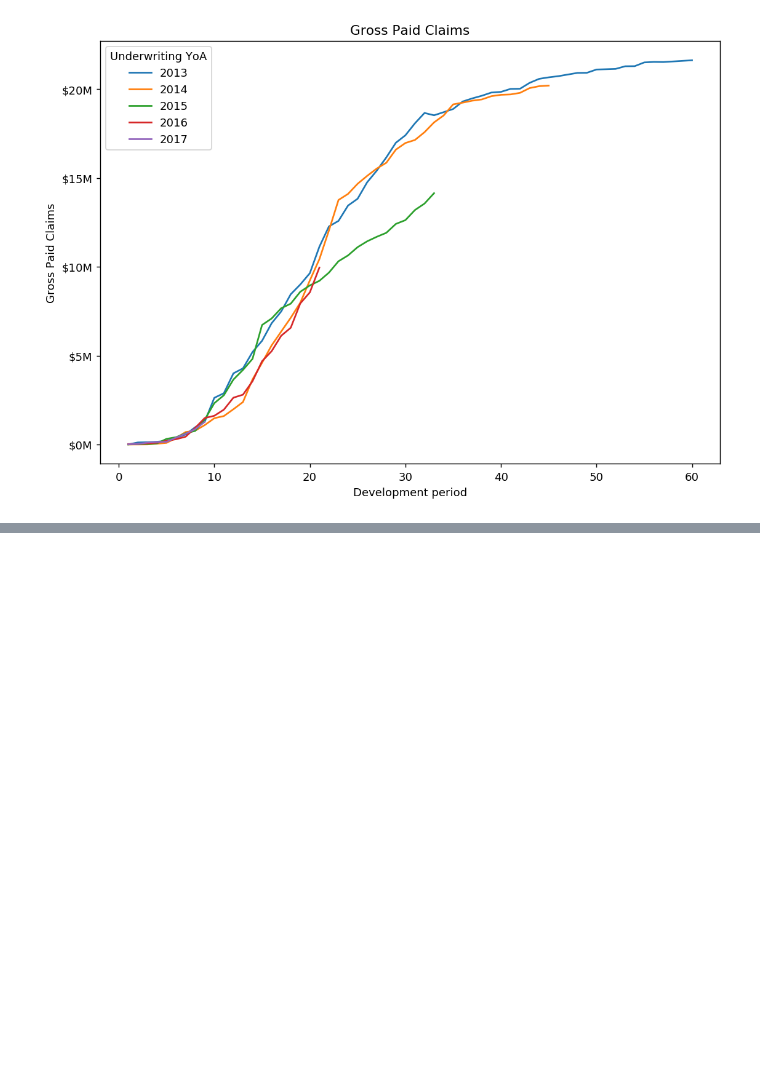
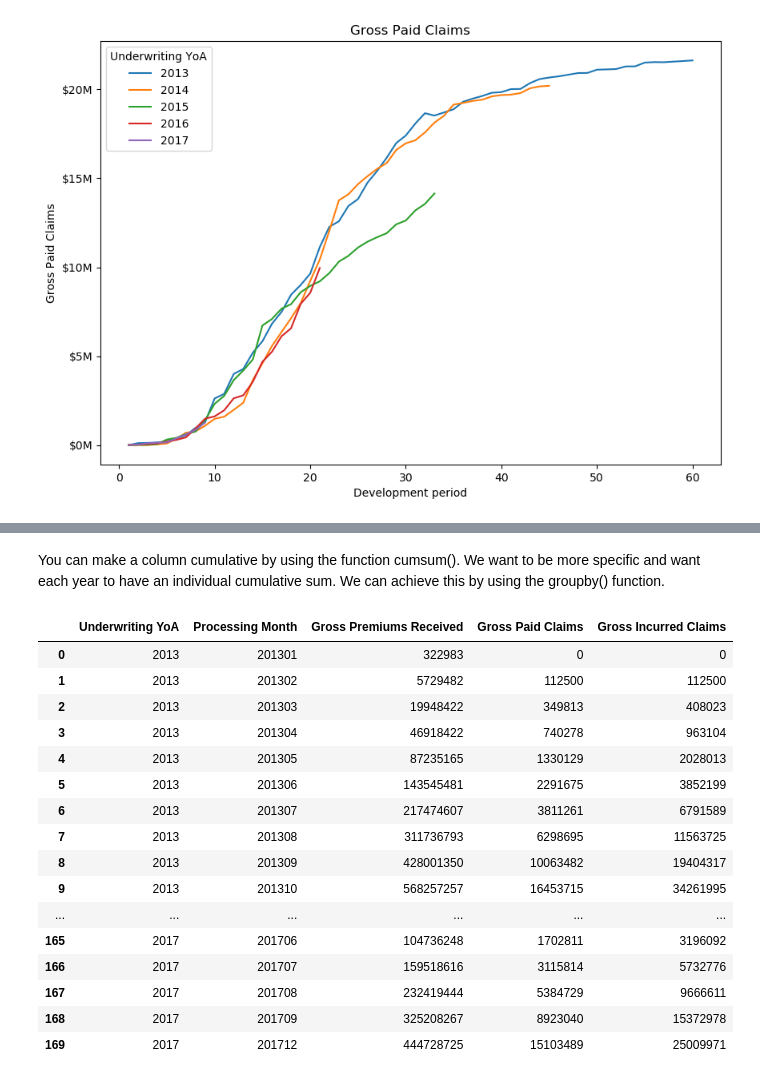
Before and after one commit to fk20268/How2, a Jupyter notebook: triangle_notebook.ipynb, the cells around one changed output, grey strips where cells are left out. Saved outputs shown, nothing was run; the diff lists cells and outputs as text; code cells hidden in the pictures; blank space fills up the shorter version.

```diff
--- a/triangle_notebook.ipynb
+++ b/triangle_notebook.ipynb
@@ -706,0 +748,28 @@ plt.show()
+# %% [markdown]
+You can make a column cumulative by using the function cumsum(). We want to be more specific and want each year to have an individual cumulative sum. We can achieve this by using the groupby() function.
+# %%
+# you can see what the groupby() function does by uncommenting the line below
+#display(df2.groupby(['Underwriting YoA'])['Gross Premiums Received'].count())
+
+df2['Gross Premiums Received'] = df2.groupby(['Underwriting YoA'])['Gross Premiums Received'].cumsum()
+df2['Gross Paid Claims'] = df2.groupby(['Underwriting YoA'])['Gross Paid Claims'].cumsum()
+df2['Gross Incurred Claims'] = df2.groupby(['Underwriting YoA'])['Gross Incurred Claims'].cumsum()
+display(df2)
+# %% [output]
+|  | Underwriting YoA | Processing Month | Gross Premiums Received | Gross Paid Claims | Gross Incurred Claims |
+| 0 | 2013 | 201301 | 322983 | 0 | 0 |
+| 1 | 2013 | 201302 | 5729482 | 112500 | 112500 |
+| 2 | 2013 | 201303 | 19948422 | 349813 | 408023 |
+| 3 | 2013 | 201304 | 46918422 | 740278 | 963104 |
+| 4 | 2013 | 201305 | 87235165 | 1330129 | 2028013 |
+| 5 | 2013 | 201306 | 143545481 | 2291675 | 3852199 |
+| 6 | 2013 | 201307 | 217474607 | 3811261 | 6791589 |
+| 7 | 2013 | 201308 | 311736793 | 6298695 | 11563725 |
+| 8 | 2013 | 201309 | 428001350 | 10063482 | 19404317 |
+| 9 | 2013 | 201310 | 568257257 | 16453715 | 34261995 |
+| ... | ... | ... | ... | ... | ... |
+| 165 | 2017 | 201706 | 104736248 | 1702811 | 3196092 |
+| 166 | 2017 | 201707 | 159518616 | 3115814 | 5732776 |
+| 167 | 2017 | 201708 | 232419444 | 5384729 | 9666611 |
+| 168 | 2017 | 201709 | 325208267 | 8923040 | 15372978 |
+| 169 | 2017 | 201712 | 444728725 | 15103489 | 25009971 |
```
Also changed, not shown: parts of 5 cells of this notebook, 2 other files.
